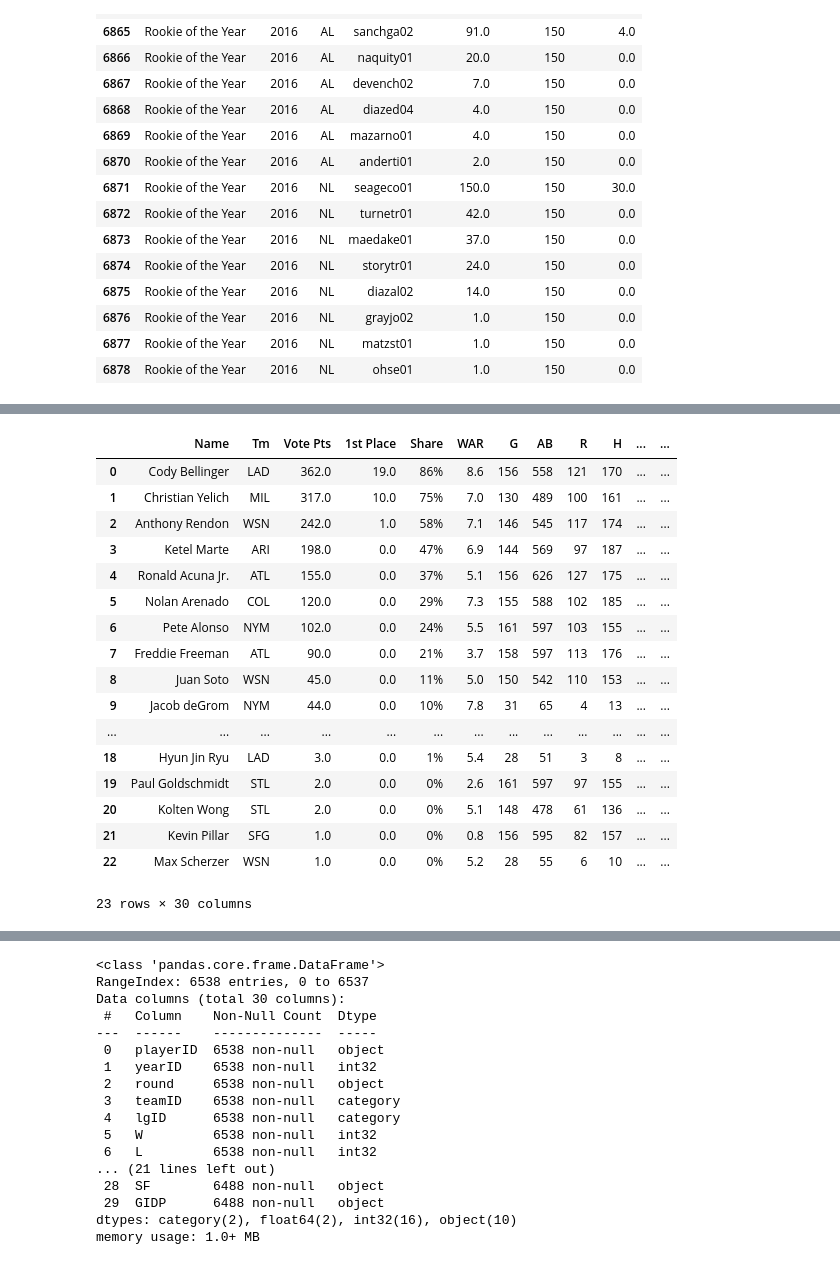
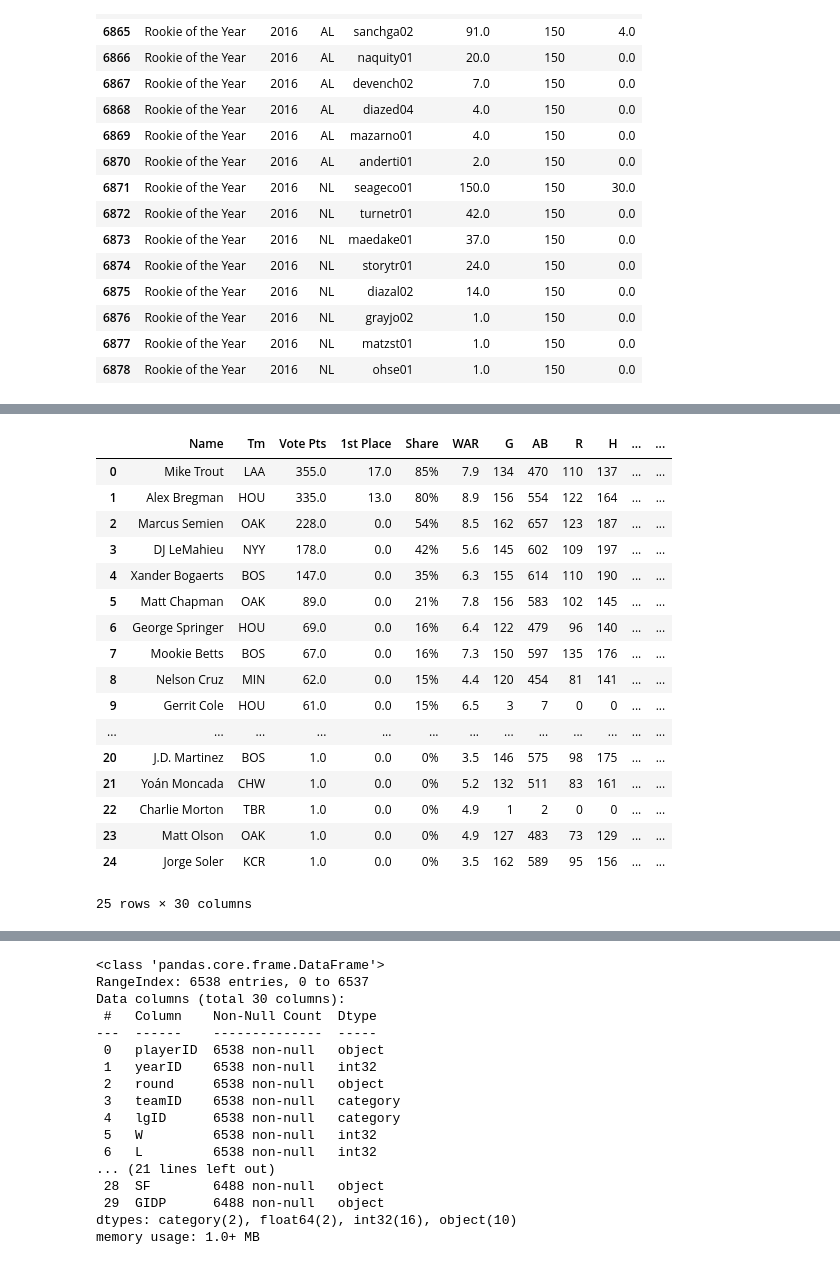
Before and after one commit to an-izq/Pitcher-HOF-Predictor, a Jupyter notebook: Pitcher-HOF-Predictor.ipynb, the cells around one changed output, grey strips where cells are left out. Saved outputs shown, nothing was run; the diff lists cells and outputs as text; code cells hidden in the pictures.

```diff
--- a/Pitcher-HOF-Predictor.ipynb
+++ b/Pitcher-HOF-Predictor.ipynb
@@ -342,21 +425,21 @@ mvp_0_2017
-# %%
-mvp_1_2019
-# %% [output]
-|  | Name | Tm | Vote Pts | 1st Place | Share | WAR | G | AB | R | H | ... | ... |
-| 0 | Cody Bellinger | LAD | 362.0 | 19.0 | 86% | 8.6 | 156 | 558 | 121 | 170 | ... | ... |
-| 1 | Christian Yelich | MIL | 317.0 | 10.0 | 75% | 7.0 | 130 | 489 | 100 | 161 | ... | ... |
-| 2 | Anthony Rendon | WSN | 242.0 | 1.0 | 58% | 7.1 | 146 | 545 | 117 | 174 | ... | ... |
-| 3 | Ketel Marte | ARI | 198.0 | 0.0 | 47% | 6.9 | 144 | 569 | 97 | 187 | ... | ... |
-| 4 | Ronald Acuna Jr. | ATL | 155.0 | 0.0 | 37% | 5.1 | 156 | 626 | 127 | 175 | ... | ... |
-| 5 | Nolan Arenado | COL | 120.0 | 0.0 | 29% | 7.3 | 155 | 588 | 102 | 185 | ... | ... |
-| 6 | Pete Alonso | NYM | 102.0 | 0.0 | 24% | 5.5 | 161 | 597 | 103 | 155 | ... | ... |
-| 7 | Freddie Freeman | ATL | 90.0 | 0.0 | 21% | 3.7 | 158 | 597 | 113 | 176 | ... | ... |
-| 8 | Juan Soto | WSN | 45.0 | 0.0 | 11% | 5.0 | 150 | 542 | 110 | 153 | ... | ... |
-| 9 | Jacob deGrom | NYM | 44.0 | 0.0 | 10% | 7.8 | 31 | 65 | 4 | 13 | ... | ... |
-| ... | ... | ... | ... | ... | ... | ... | ... | ... | ... | ... | ... | ... |
-| 18 | Hyun Jin Ryu | LAD | 3.0 | 0.0 | 1% | 5.4 | 28 | 51 | 3 | 8 | ... | ... |
-| 19 | Paul Goldschmidt | STL | 2.0 | 0.0 | 0% | 2.6 | 161 | 597 | 97 | 155 | ... | ... |
-| 20 | Kolten Wong | STL | 2.0 | 0.0 | 0% | 5.1 | 148 | 478 | 61 | 136 | ... | ... |
-| 21 | Kevin Pillar | SFG | 1.0 | 0.0 | 0% | 0.8 | 156 | 595 | 82 | 157 | ... | ... |
-| 22 | Max Scherzer | WSN | 1.0 | 0.0 | 0% | 5.2 | 28 | 55 | 6 | 10 | ... | ... |
-23 rows × 30 columns
+# %%
+mvp_0_2019
+# %% [output]
+|  | Name | Tm | Vote Pts | 1st Place | Share | WAR | G | AB | R | H | ... | ... |
+| 0 | Mike Trout | LAA | 355.0 | 17.0 | 85% | 7.9 | 134 | 470 | 110 | 137 | ... | ... |
+| 1 | Alex Bregman | HOU | 335.0 | 13.0 | 80% | 8.9 | 156 | 554 | 122 | 164 | ... | ... |
+| 2 | Marcus Semien | OAK | 228.0 | 0.0 | 54% | 8.5 | 162 | 657 | 123 | 187 | ... | ... |
+| 3 | DJ LeMahieu | NYY | 178.0 | 0.0 | 42% | 5.6 | 145 | 602 | 109 | 197 | ... | ... |
+| 4 | Xander Bogaerts | BOS | 147.0 | 0.0 | 35% | 6.3 | 155 | 614 | 110 | 190 | ... | ... |
+| 5 | Matt Chapman | OAK | 89.0 | 0.0 | 21% | 7.8 | 156 | 583 | 102 | 145 | ... | ... |
+| 6 | George Springer | HOU | 69.0 | 0.0 | 16% | 6.4 | 122 | 479 | 96 | 140 | ... | ... |
+| 7 | Mookie Betts | BOS | 67.0 | 0.0 | 16% | 7.3 | 150 | 597 | 135 | 176 | ... | ... |
+| 8 | Nelson Cruz | MIN | 62.0 | 0.0 | 15% | 4.4 | 120 | 454 | 81 | 141 | ... | ... |
+| 9 | Gerrit Cole | HOU | 61.0 | 0.0 | 15% | 6.5 | 3 | 7 | 0 | 0 | ... | ... |
+| ... | ... | ... | ... | ... | ... | ... | ... | ... | ... | ... | ... | ... |
+| 20 | J.D. Martinez | BOS | 1.0 | 0.0 | 0% | 3.5 | 146 | 575 | 98 | 175 | ... | ... |
+| 21 | Yoán Moncada | CHW | 1.0 | 0.0 | 0% | 5.2 | 132 | 511 | 83 | 161 | ... | ... |
+| 22 | Charlie Morton | TBR | 1.0 | 0.0 | 0% | 4.9 | 1 | 2 | 0 | 0 | ... | ... |
+| 23 | Matt Olson | OAK | 1.0 | 0.0 | 0% | 4.9 | 127 | 483 | 73 | 129 | ... | ... |
+| 24 | Jorge Soler | KCR | 1.0 | 0.0 | 0% | 3.5 | 162 | 589 | 95 | 156 | ... | ... |
+25 rows × 30 columns
```
Also changed, not shown: parts of 8 cells of this notebook.
